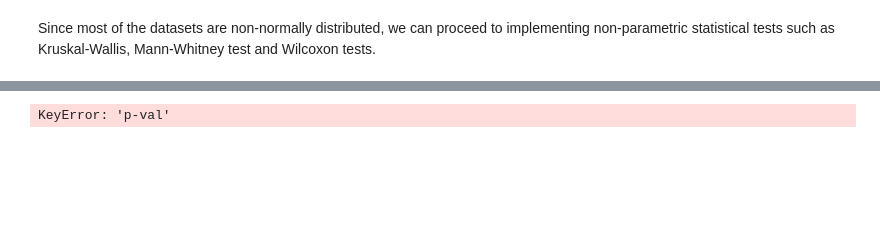
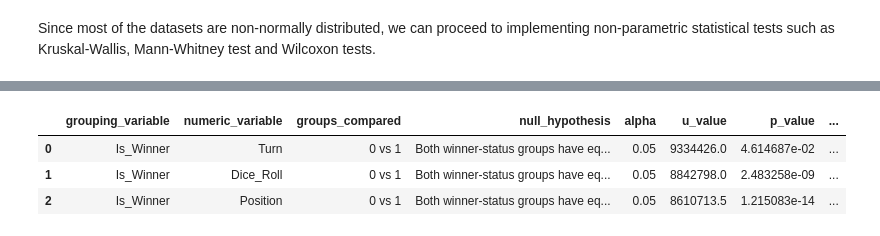
Before and after one commit to chizoalban2003-beep/Ludometrics-AI-Ethics, a Jupyter notebook: jupyter_notebooks/Ludo_EDA.ipynb, the cells around one changed output, grey strips where cells are left out. Cells and saved outputs as stored; diff of their text form; code cells hidden in the pictures; blank space fills up the shorter version.

```diff
--- a/jupyter_notebooks/Ludo_EDA.ipynb
+++ b/jupyter_notebooks/Ludo_EDA.ipynb
@@ -289,11 +450,12 @@ for num_col in df_num.columns:
         mwu_rows.append({
             'grouping_variable': group_col,
             'numeric_variable': num_col,
+            'null_hypothesis': 'Both winner-status groups have equal distributions',
             'alpha': alpha,
             'u_value': np.nan,
             'p_value': np.nan,
             'significant': False,
-            'decision': 'Exactly two groups are required'
+            'decision': 'Accept H0'
         })
         continue
 
@@ -301,33 +463,38 @@ for num_col in df_num.columns:
     y = subset.loc[subset[group_col] == unique_groups[1], num_col]
 
     if len(x) == 0 or len(y) == 0:
         mwu_rows.append({
             'grouping_variable': group_col,
             'numeric_variable': num_col,
+            'null_hypothesis': 'Both winner-status groups have equal distributions',
             'alpha': alpha,
             'u_value': np.nan,
             'p_value': np.nan,
             'significant': False,
-            'decision': 'Test could not be computed'
+            'decision': 'Accept H0'
         })
         continue
 
     result = pg.mwu(x, y, alternative='two-sided')
     p_value = result['p_val'].iloc[0]
     significant = bool(p_value < alpha)
 
     mwu_rows.append({
         'grouping_variable': group_col,
         'numeric_variable': num_col,
         'groups_compared': f'{unique_groups[0]} vs {unique_groups[1]}',
+        'null_hypothesis': 'Both winner-status groups have equal distributions',
         'alpha': alpha,
         'u_value': result['U_val'].iloc[0],
         'p_value': p_value,
         'significant': significant,
-        'decision': 'Reject H0' if significant else 'Fail to reject H0'
+        'decision': 'Reject H0' if significant else 'Accept H0'
     })
 
 mwu_df = pd.DataFrame(mwu_rows)
 mwu_df
 # %% [output]
-KeyError: 'p-val'
+|  | grouping_variable | numeric_variable | groups_compared | null_hypothesis | alpha | u_value | p_value | ... |
+| 0 | Is_Winner | Turn | 0 vs 1 | Both winner-status groups have eq... | 0.05 | 9334426.0 | 4.614687e-02 | ... |
+| 1 | Is_Winner | Dice_Roll | 0 vs 1 | Both winner-status groups have eq... | 0.05 | 8842798.0 | 2.483258e-09 | ... |
+| 2 | Is_Winner | Position | 0 vs 1 | Both winner-status groups have eq... | 0.05 | 8610713.5 | 1.215083e-14 | ... |
```
Also changed, not shown: parts of 18 cells of this notebook.
